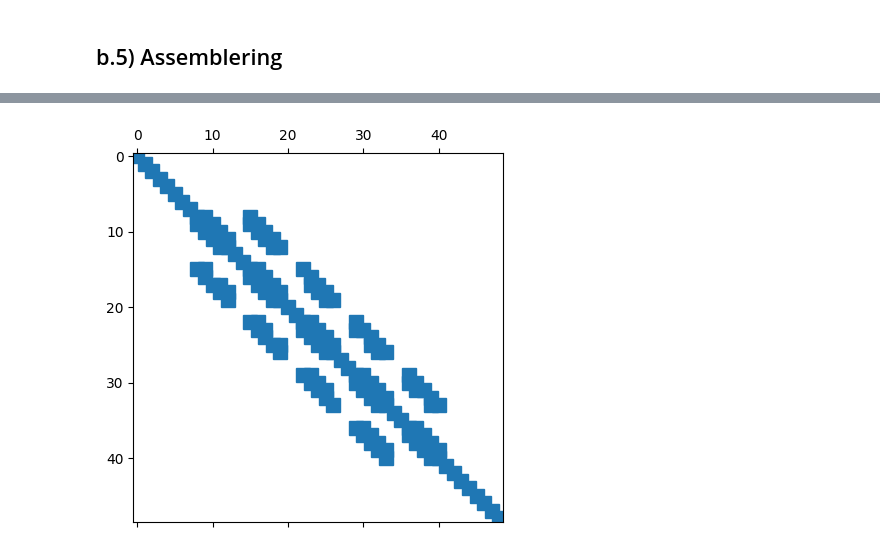
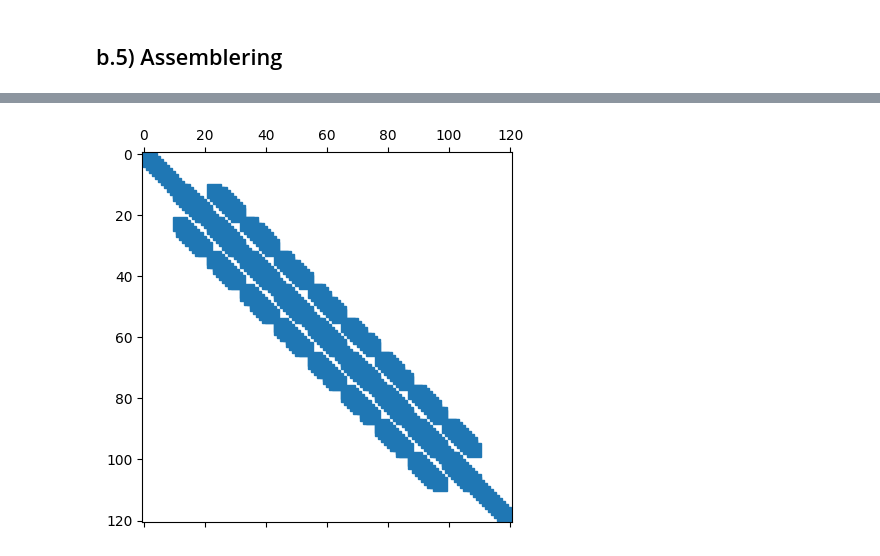
Before and after one commit to wiluxgit/MVE270_2024, a Jupyter notebook: 11z.ipynb, the cells around one changed output, grey strips where cells are left out. Cells and saved outputs as stored; diff of their text form; code cells hidden in the pictures.

```diff
--- a/11z.ipynb
+++ b/11z.ipynb
@@ -128,17 +145,17 @@ class TriangulatedGrid:
         for y in range(ny):
             for x in range(nx):
                 # Beräkna index i triangelhörnen har V
-                p1 = y * n_vertecies_in_a_row + x   # Botten/Vänster hörn
-                p2 = p1 + 1                         # Botten/Höger hörn
-                p3 = p1 + n_vertecies_in_a_row      # Topp/Vänster corner
-                p4 = p3 + 1                         # Topp/Höger corner
+                p0 = y * n_vertecies_in_a_row + x   # Botten/Vänster hörn
+                p1 = p0 + 1                         # Botten/Höger hörn
+                p2 = p0 + n_vertecies_in_a_row      # Topp/Vänster corner
+                p3 = p2 + 1                         # Topp/Höger corner
 
                 # Definera de två trinaglarna motsols! (högerorienterad)
                 # 3-4
-                # |\|
+                # |/|
                 # 1-2
-                K.append(np.asarray([[p1], [p3], [p2]]))  # Botten/Höger triangel
-                K.append(np.asarray([[p4], [p2], [p3]]))  # Topp/Vänster triangel
+                K.append(np.asarray([[p0], [p1], [p3]]))  # Topp/Vänster triangel
+                K.append(np.asarray([[p0], [p3], [p2]]))  # Botten/Höger triangel
 
         self.V = np.asarray(V)
         self.K = np.asarray(K)
@@ -682,49 +870,69 @@ class StiffnessMatrixSolve2d:
 # %%
-import scipy
-
-def dot2(a: Vector2, b: Vector2) -> float:
-    assert a.size == 2,1 == b.size
-    return np.dot(a[:,0], b[:,0])
-
-def a_integrand(i: AkIntegrand) -> float:
-    def beta(pos: Vector2) -> Vector2:
-        (x,), (y,) = pos
-        return np.asarray([[-y], [-x]])
-    epsilon = 1.0
-    ret = dot2(epsilon * i.nabla_u, i.nabla_v) + dot2(beta(i.x), i.nabla_u) * i.v
-    #print(f"ε∇{npfmt(i.nabla_u)} . {npfmt(i.nabla_v)}"
-    #      f"+ {npfmt(beta(i.x))} . ∇{npfmt(beta(i.nabla_u))}{float(i.v)}"
-    #      f" -> {ret}")
-    return ret
-
-def b_integrand(i: AkIntegrand) -> float:
-    def f(pos: Vector2) -> float:
-        (x,), (y,) = pos
-        return 2*(2-x**2-y**2)-2*x*y*(x**2-y**2)
-    #print(f"f({npfmt(i.x)}) = {f(i.x)}")
-    return f(i.x) * i.v
+# Här är det som beror på just vårt problem
 
 def test_solve():
-    rx = 6
+    #==== SETUP: definiera alla argument för vårt problem ====
+
+    def a_integrand(i: AkIntegrandArgs) -> float:
+        def beta(pos: Vector2) -> Vector2:
+            (x,), (y,) = pos
+            return np.asarray([[-y], [x]])
+        epsilon = 1.0
+        ak = dot2(epsilon * i.nabla_u, i.nabla_v) + dot2(beta(i.x), i.nabla_u) * i.v
+        #print(f"ε∇{npfmt(i.nabla_u)} . {npfmt(i.nabla_v)}"
+        #      f"+ {npfmt(beta(i.x))} . ∇{npfmt(beta(i.nabla_v))}{float(i.v)}"
+        #      f" -> {ret}")
+        return ak * i.dx
+
+    def b_integrand(i: AkIntegrandArgs) -> float:
+        def f(pos: Vector2) -> float:
+            (x,), (y,) = pos
+            return 2*(2-x**2-y**2) + 2*x*y*(x**2-y**2)
+        #print(f"f({npfmt(i.x)}) = {f(i.x)}")
+        bk = f(i.x) * i.v
+        return bk * i.dx
+
+    def dirilecht(i: DirilechtArgs):
+        # Applicera Dirilectvilkor (≈6.262)
+        for pidx, ((x,), (y,)) in enumerate(i.trigrid.V):
+            # nollställ alla A/B som ligger på randen av Omega
+            if np.isclose(x, -1) or np.isclose(x, 1) or np.isclose(y, -1) or np.isclose(y, 1):
+                i.mut_A[pidx, :] = 0
+                i.mut_A[:, pidx] = 0
+                i.mut_B[pidx] = 0
+
+            # diagonalen ska vara 1
+            i.mut_A[pidx, pidx] = 1
+
+    #==== SETUP: nätet ====#
+    rx = 10
     trigrid = TriangulatedGrid(nx=rx, ny=rx, xmin=-1, xmax=1, ymin=-1, ymax=1)
+
+    #==== Lös problemet ====#
     solve = StiffnessMatrixSolve2d(
         trigrid=trigrid,
-        a_integrand=a_integrand,
-        b_integrand=b_integrand,
+        lhs=a_integrand,
+        rhs=b_integrand,
+        dirilecht=dirilecht,
     )
+
+    #==== Plotta Reusultatet ====#
     plt.spy(solve.A)
     plt.show()
+
+    #test_k_coords(trigrid)
+
     U: ndarray = scipy.sparse.linalg.spsolve(solve.A, solve.B)
     print(f"{solve.A.shape=} {solve.B.shape=} {U.shape=} {trigrid.V.shape=}")
     #print(f"A={solve.A}")
     #print(f"B={solve.B}")
 
-    show_trigrid_evaluated(trigrid, solve.B, title="lastvektor $b$")
+    show_trigrid_evaluated(trigrid, solve.B[:,0], title="lastvektor $b$")
     show_trigrid_evaluated(trigrid, U, title="aproximerad $u$")
 
     U_real = (1-np.pow(trigrid.xs, 2)) * (1-np.pow(trigrid.ys, 2))
     show_trigrid_evaluated(trigrid, U_real, "riktiga $u$: $(1-x^2)(1-y^2)$")
 
 test_solve()
 # %% [output]
-[figure, old version]
+[figure, new version]
```
Also changed, not shown: parts of 23 cells of this notebook.
